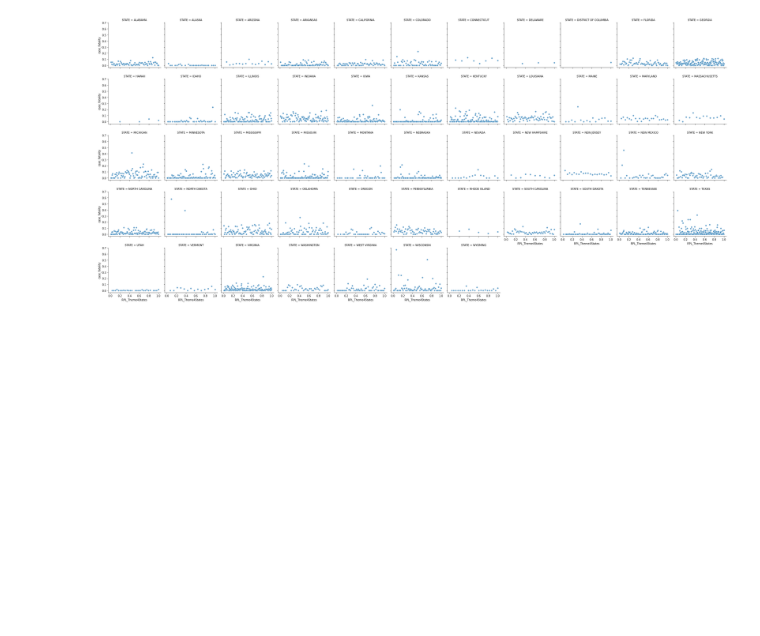
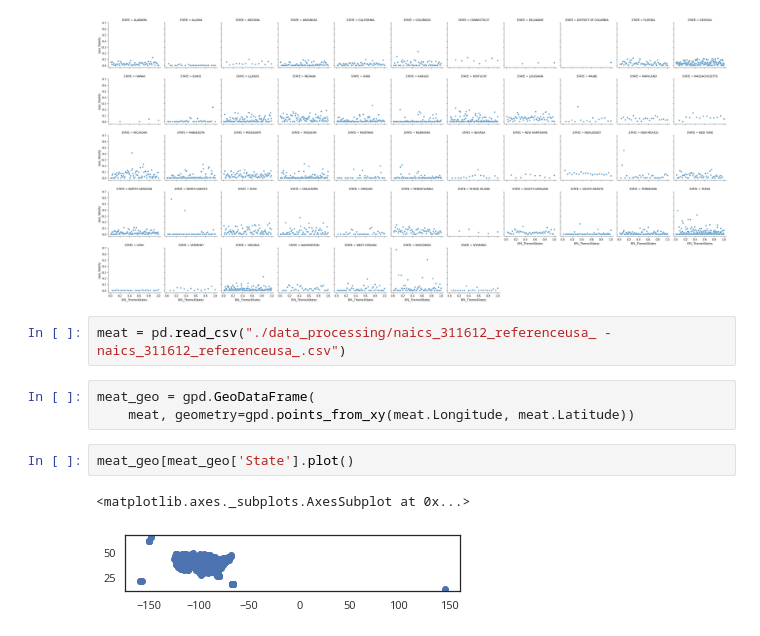
Before and after one commit to CenterForSpatialResearch/community_health_workers, a Jupyter notebook: 07_svi_covid.ipynb, the cells around one changed output. Drawn from its saved outputs; the diff is of its cells as text; blank space fills up the shorter version.

```diff
--- a/07_svi_covid.ipynb
+++ b/07_svi_covid.ipynb
@@ -114,3 +134,13 @@ all_counties = sns.FacetGrid(total_covid_svi,col='STATE',col_wrap=11)
 all_counties4 = all_counties.map(plt.scatter, "RPL_Theme4States", "case_fatality", alpha=0.7,edgecolor="w")
 # %% [output]
 [figure]
+# %%
+meat = pd.read_csv("./data_processing/naics_311612_referenceusa_ - naics_311612_referenceusa_.csv")
+# %%
+meat_geo = gpd.GeoDataFrame(
+    meat, geometry=gpd.points_from_xy(meat.Longitude, meat.Latitude))
+# %%
+meat_geo[meat_geo['State'].plot()
+# %% [output]
+<matplotlib.axes._subplots.AxesSubplot at 0x...>
+[figure, added]
```
Also changed, not shown: parts of 6 cells of this notebook, 6 other files.
